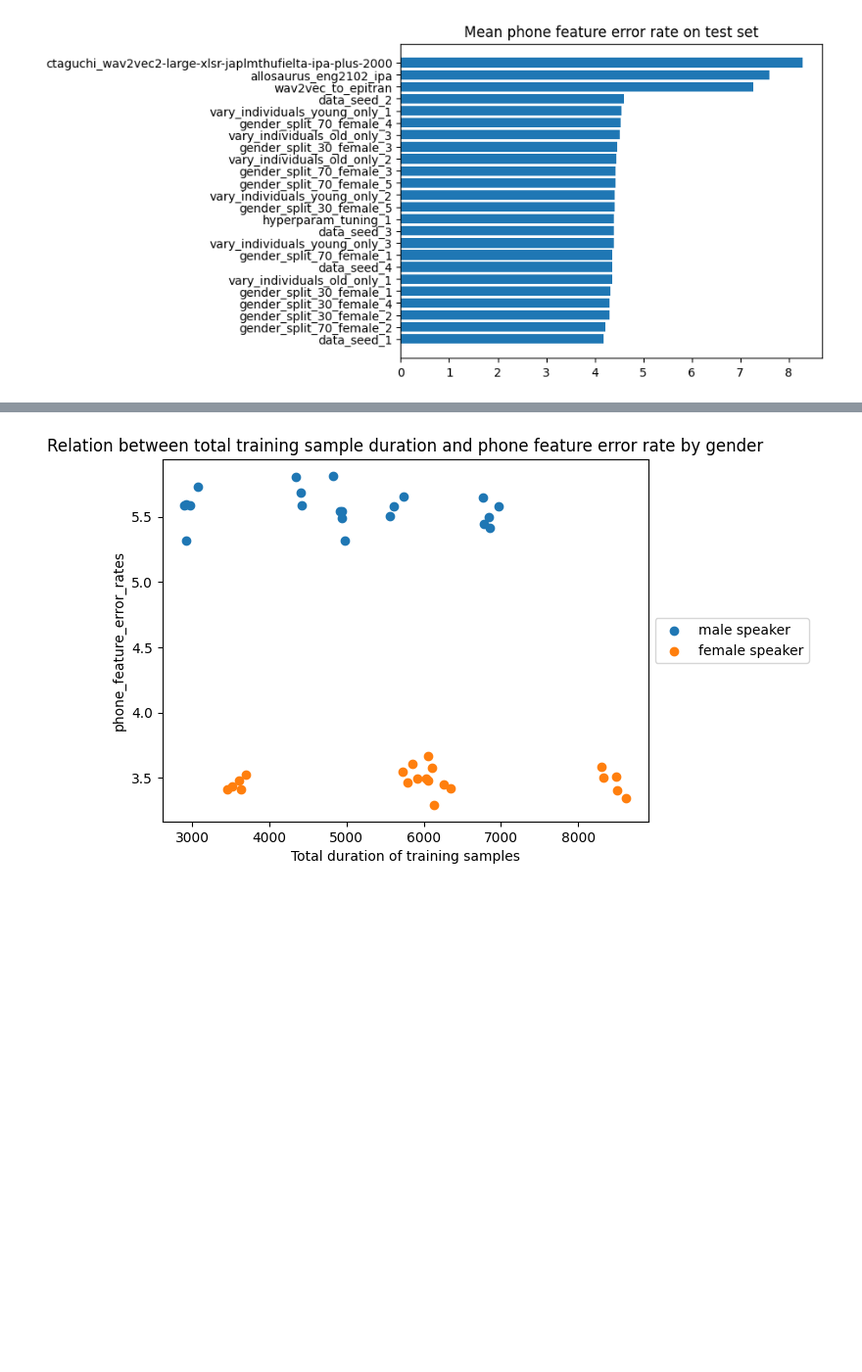
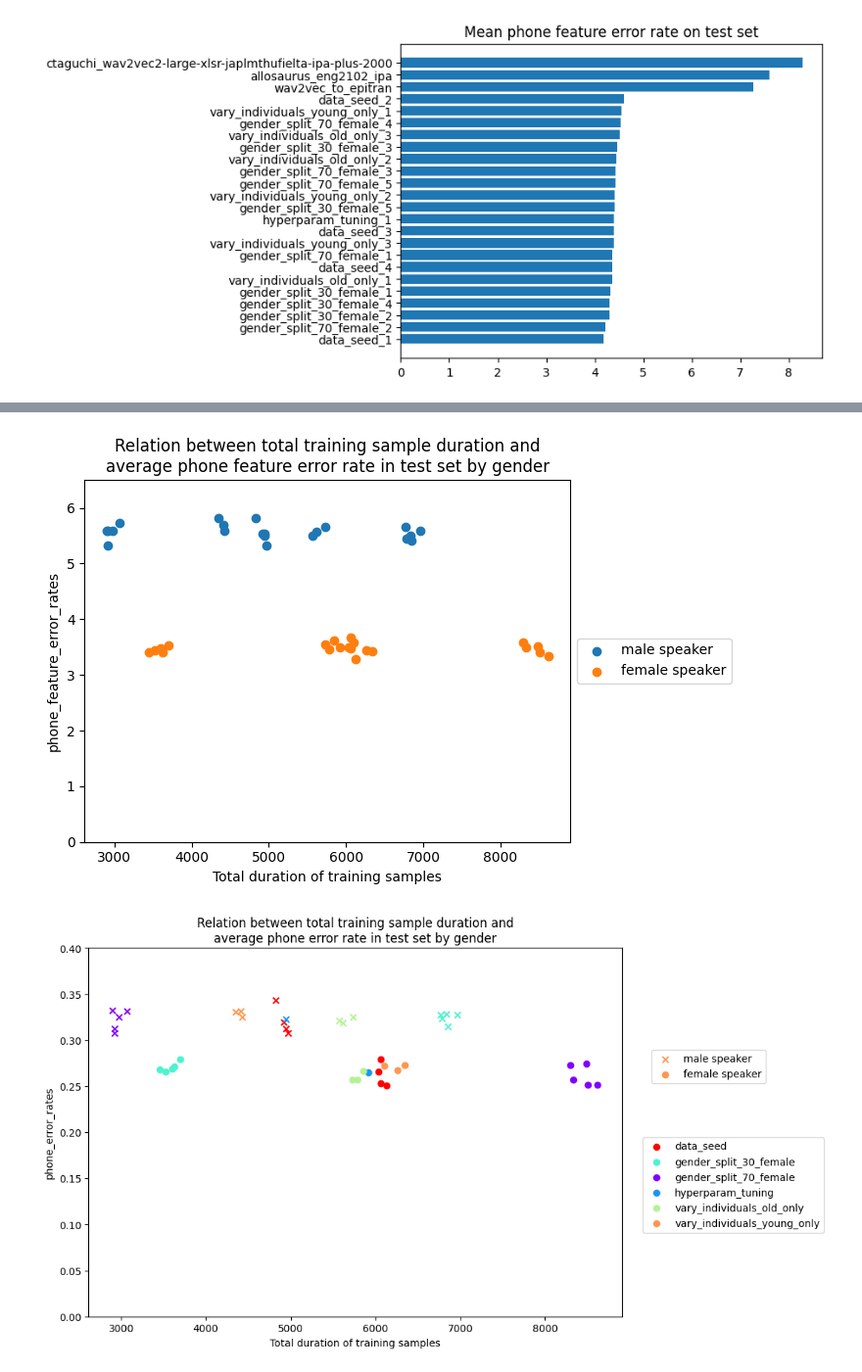
Before and after one commit to ginic/multipa, a Jupyter notebook: notebooks/initial_evaluation_analysis.ipynb, the cells around one changed output, grey strips where cells are left out. Shown at 98% size. Drawn from its saved outputs; the diff is of its cells as text; code cells hidden in the pictures; blank space fills up the shorter version.

```diff
--- a/notebooks/initial_evaluation_analysis.ipynb
+++ b/notebooks/initial_evaluation_analysis.ipynb
@@ -212,5 +223,40 @@ scatter_plot_gender_duration_metric(male_metrics_trained_models, female_metrics_
 # %%
 scatter_plot_gender_duration_metric(male_metrics_trained_models, female_metrics_trained_models, male_speaker_duration, female_speaker_duration,
-    "Relation between total training sample duration and phone feature error rate by gender", "phone_feature_error_rates")
+    "Relation between total training sample duration and\naverage phone feature error rate in test set by gender", "phone_feature_error_rates")
 # %% [output]
-[figure, old version]
+[figure, new version]
+# %%
+def scatter_plot_model_breakdown(male_metrics, female_metrics, male_duration, female_duration, models, title, metric):
+    model_groups = set([m[:-2] for m in models])
+    colors = cm.rainbow(np.linspace(0, 1, len(model_groups)))
+
+    color_map = dict(zip(model_groups, colors))
+
+    fig, ax = plt.subplots(figsize=(8,6), layout="constrained")
+    lines_for_legend = []
+    labels_for_legend = []
+    for i, model in enumerate(models):
+        model_group = model[:-2]
+        color = color_map[model_group]
+        male_line = ax.scatter(male_duration[i], male_metrics[metric][i], c=color, marker="x", label=model_group)
+        legend_line = ax.scatter(female_duration[i], female_metrics[metric][i], c=color, label=model_group)
+        if model_group not in labels_for_legend:
+            lines_for_legend.append(legend_line)
+            labels_for_legend.append(model_group)
+
+    if metric=="phone_error_rates":
+        plt.ylim([0,0.4])
+    elif metric=="phone_feature_error_rates":
+        plt.ylim([0, 6.5])
+    plt.ylabel(metric)
+    plt.xlabel("Total duration of training samples")
+    plt.title(title)
+    # Add model groups to legend
+    fig.legend(handles=lines_for_legend, bbox_to_anchor=(1.35, 0.5)) #loc='outside right upper')
+    # Add gender groups to legend
+    fig.legend([male_line, legend_line], ["male speaker", "female speaker"], bbox_to_anchor=(1.25, 0.7)) #loc="outside right center")
+# %%
+scatter_plot_model_breakdown(male_metrics_trained_models, female_metrics_trained_models, male_speaker_duration, female_speaker_duration, trained_models,
+    "Relation between total training sample duration and\naverage phone error rate in test set by gender", "phone_error_rates")
+# %% [output]
+[figure, added]
```
Also changed, not shown: parts of 14 cells of this notebook.
